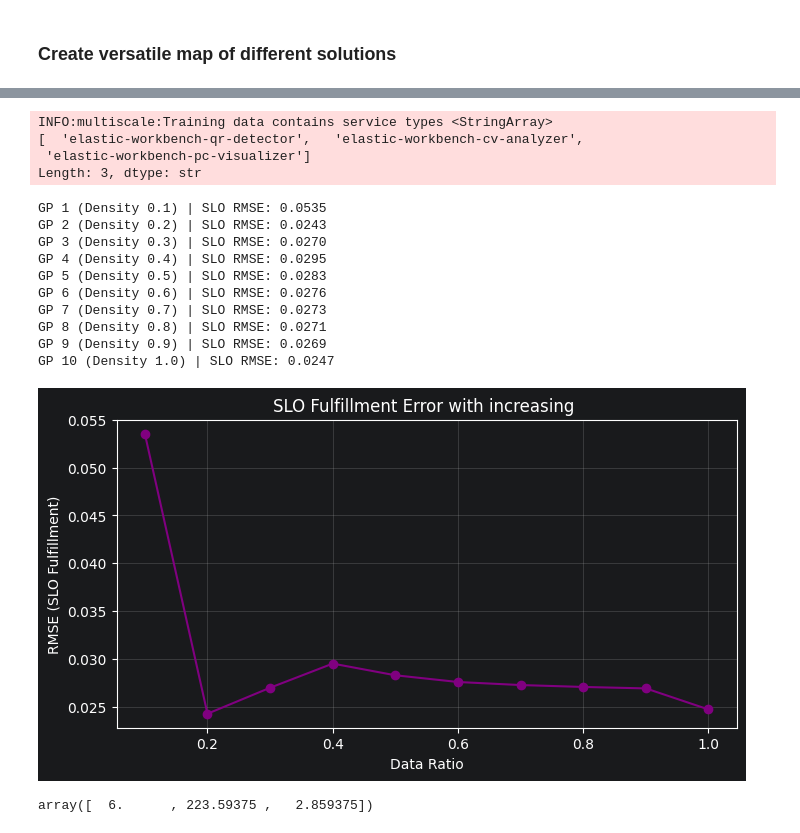
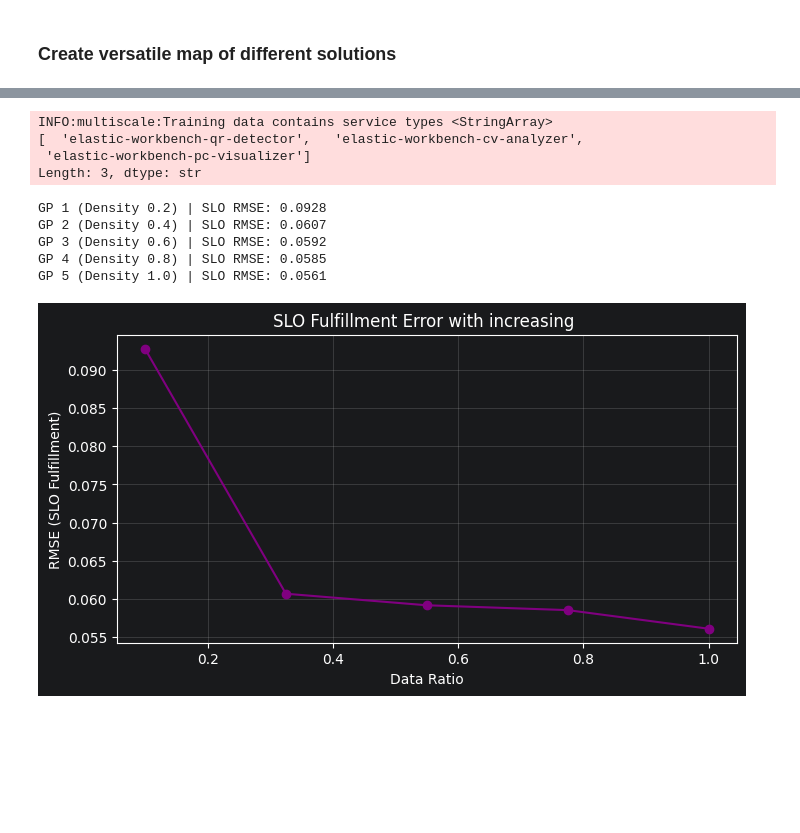
Before and after one commit to borissedlak/composable-autonomous-offerings, a Jupyter notebook: notebooks/0_extract_pfo.ipynb, the cells around one changed output, grey strips where cells are left out. Drawn from its saved outputs; the diff is of its cells as text; code cells hidden in the pictures; blank space fills up the shorter version.

Commit message:
create unscaled candidate solution set

```diff
--- a/notebooks/0_extract_pfo.ipynb
+++ b/notebooks/0_extract_pfo.ipynb
@@ -272,0 +227,31 @@ plt.show()
+# %%
+from utils import visualize_ndarray
+from agent.components.commons import ServiceVar
+from typing import Dict
+from agent.components.Optimizer import VersatileMapElites
+
+def extract_pfo_for_SLOs(gp_service, slos: Dict[ServiceVar, float], slo_type: str, simple_bounds):
+    v_me = VersatileMapElites(s_type, bins=10)
+
+    #  I'm getting the black cells because they are not explored.
+    #  What I can do is force all cells to be explored at least once,
+    #  or just run gradient descent for each cell multiple (like 5) times.
+    v_me.run_search(slos, gp_service, simple_bounds, iterations=1000)
+    visualize_ndarray(v_me.fitness_table, gp_service.s_type.value + "_" + slo_type)
+
+    # (2) Here I get n best solutions
+    # Get n solutions that are high-performing but far apart
+    diverse_set = v_me.get_diverse_set(n_solutions=10, versatility=0.1)
+    return diverse_set
+    # print("\n".join(f"Versatile Candidate: {x}" for x in diverse_set))
+
+
+simple_param_bounds = get_empirical_variable_bounds(df_preprocessed)[s_type]
+del simple_param_bounds[ServiceVar.PERFORMANCE]
+simple_param_bounds = list(simple_param_bounds.values())
+
+candidate_solutions = []
+# (1) Here I give it increasingly more training data
+for i in range (tested_range):
+    candidates = extract_pfo_for_SLOs(gp_list[i], slo_selected, "default", simple_param_bounds)
+    candidate_solutions.append(candidates)
@@ -273,12 +301,8 @@ plt.show()
 # %%
-from sklearn.metrics import mean_squared_error
-from agent.components import RASK
-
-# TODO: Instead of just using any unknown dataset, we take the performance across a set of powerful candidates that I can offer with high certainty.
 
 # 1. Prepare static validation set (unseen data)
 # We sample from the full df to have a consistent benchmark
-test_df = RASK.preprocess_data(df).sample(frac=0.2, random_state=35)
+test_df = df_preprocessed.sample(frac=0.2, random_state=35)
 test_df = test_df[test_df['service_type'] == s_type.value]
 dep_vars = get_dependent_variable_mapping(s_type)["max_tp"]
 X_test = test_df[dep_vars].values
@@ -294,7 +318,7 @@ for i in range(len(test_df)):
     x_state = {ServiceVar.COST: row.get('cores'), ServiceVar.QUALITY: row.get('data_quality')}
     if s_type == ServiceType.CV: x_state[ServiceVar.MODEL] = row.get('model_size')
 
-    val = calculate_weighted_SLO_F(x_state | {ServiceVar.PERFORMANCE: y_actual_perf[i]}, slo_set, final_bounds)
+    val = calculate_weighted_SLO_F(x_state | {ServiceVar.PERFORMANCE: y_actual_perf[i]}, slo_selected, final_bounds)
     actual_slo_f.append(val)
 
 # 3. Loop through gp_list to calculate Predicted SLO Fulfillment RMSE
@@ -303,47 +327,38 @@ slo_rmse_history = []
 for idx, val_gp in enumerate(gp_list):
     pred_slo_f = []
     y_pred_perf = val_gp.models[s_type]["max_tp"].predict(X_test)
 
     for i in range(len(test_df)):
         row = test_df.iloc[i]
         x_state = {ServiceVar.COST: row.get('cores'), ServiceVar.QUALITY: row.get('data_quality')}
         if s_type == ServiceType.CV: x_state[ServiceVar.MODEL] = row.get('model_size')
 
         # Calculate fulfillment based on GP prediction
-        val = calculate_weighted_SLO_F(x_state | {ServiceVar.PERFORMANCE: y_pred_perf[i]}, slo_set, final_bounds)
+        val = calculate_weighted_SLO_F(x_state | {ServiceVar.PERFORMANCE: y_pred_perf[i]}, slo_selected, final_bounds)
         pred_slo_f.append(val)
 
     # Compute RMSE for this specific GP
     rmse = np.sqrt(mean_squared_error(actual_slo_f, pred_slo_f))
     slo_rmse_history.append(rmse)
 
-    print(f"GP {idx+1} (Density {(idx+1)/10:.1f}) | SLO RMSE: {rmse:.4f}")
+    print(f"GP {idx+1} (Density {(idx+1)/len(gp_list):.1f}) | SLO RMSE: {rmse:.4f}")
 
 # --- Plot the learning curve ---
 plt.figure(figsize=(8, 4))
 plt.plot(np.linspace(0.1, 1.0, len(slo_rmse_history)), slo_rmse_history, marker='o', color='purple')
 plt.title("SLO Fulfillment Error with increasing ")
 plt.xlabel("Data Ratio")
 plt.ylabel("RMSE (SLO Fulfillment)")
 plt.grid(True, alpha=0.3)
 plt.show()
 # %% [output]
 INFO:multiscale:Training data contains service types <StringArray>
 [  'elastic-workbench-qr-detector',   'elastic-workbench-cv-analyzer',
  'elastic-workbench-pc-visualizer']
 Length: 3, dtype: str
-GP 1 (Density 0.1) | SLO RMSE: 0.0535
-GP 2 (Density 0.2) | SLO RMSE: 0.0243
-GP 3 (Density 0.3) | SLO RMSE: 0.0270
-GP 4 (Density 0.4) | SLO RMSE: 0.0295
-GP 5 (Density 0.5) | SLO RMSE: 0.0283
-GP 6 (Density 0.6) | SLO RMSE: 0.0276
-GP 7 (Density 0.7) | SLO RMSE: 0.0273
-GP 8 (Density 0.8) | SLO RMSE: 0.0271
-GP 9 (Density 0.9) | SLO RMSE: 0.0269
-GP 10 (Density 1.0) | SLO RMSE: 0.0247
+GP 1 (Density 0.2) | SLO RMSE: 0.0928
+GP 2 (Density 0.4) | SLO RMSE: 0.0607
+GP 3 (Density 0.6) | SLO RMSE: 0.0592
+GP 4 (Density 0.8) | SLO RMSE: 0.0585
+GP 5 (Density 1.0) | SLO RMSE: 0.0561
-[figure, old version]
+[figure, new version]
-# %%
-np.mean(X_test, axis=0)
-# %% [output]
-array([  6.      , 223.59375 ,   2.859375])
```
Also changed, not shown: parts of 9 cells of this notebook, 19 other files.
